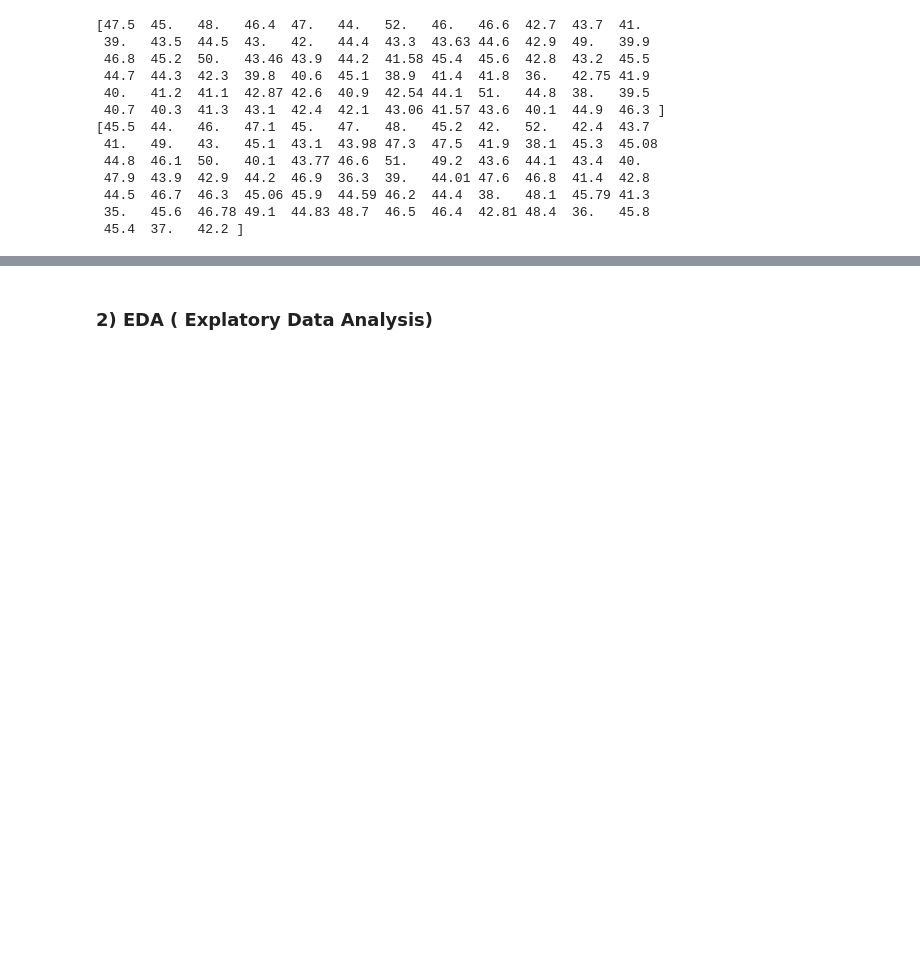
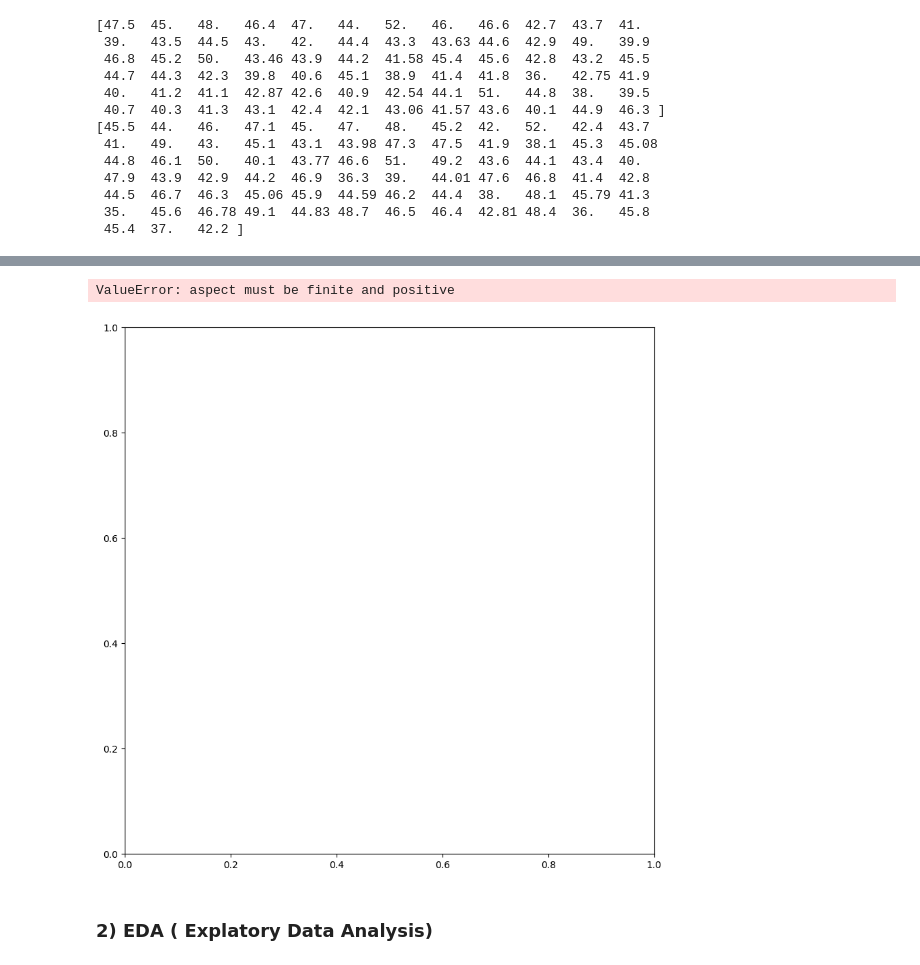
Before and after one commit to qusayqadir/PredictingUS-Election2024, a Jupyter notebook: ElectionData-EDA.ipynb, the cells around one changed output, grey strips where cells are left out. Cells and saved outputs as stored; diff of their text form; code cells hidden in the pictures; blank space fills up the shorter version.

```diff
--- a/ElectionData-EDA.ipynb
+++ b/ElectionData-EDA.ipynb
@@ -260,3 +284,18 @@ print(df_polling['rep'].unique())
+# %%
+us_map = gpd.read_file('GeoLocation/ne_110m_admin_0_countries/ne_110m_admin_0_countries.shp')
+
+# Filter for only the United States
+us_map = us_map[us_map['NAME'] == 'United States']
+
+# Plot the map
+fig, ax = plt.subplots(1, 1, figsize=(10, 10))
+us_map.plot(ax=ax, color='lightgray', edgecolor='black')
+
+plt.title('U.S. Approximation')
+plt.show()
+# %% [output]
+ValueError: aspect must be finite and positive
+[figure, added]
 # %% [markdown]
 ### 2) EDA ( Explatory Data Analysis)
 # %%
```
Also changed, not shown: parts of 5 cells of this notebook.
